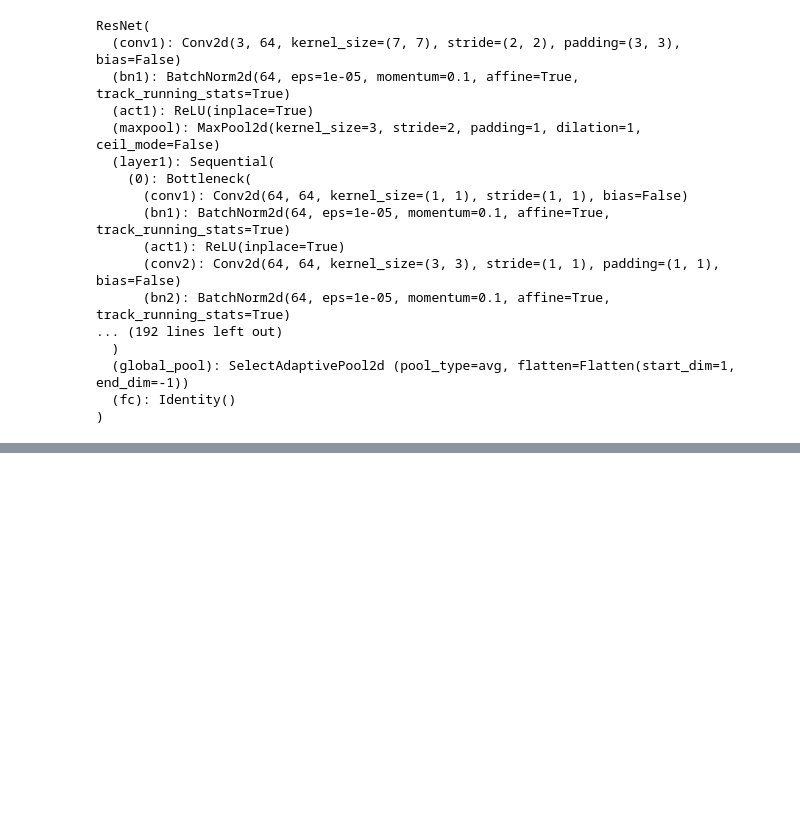
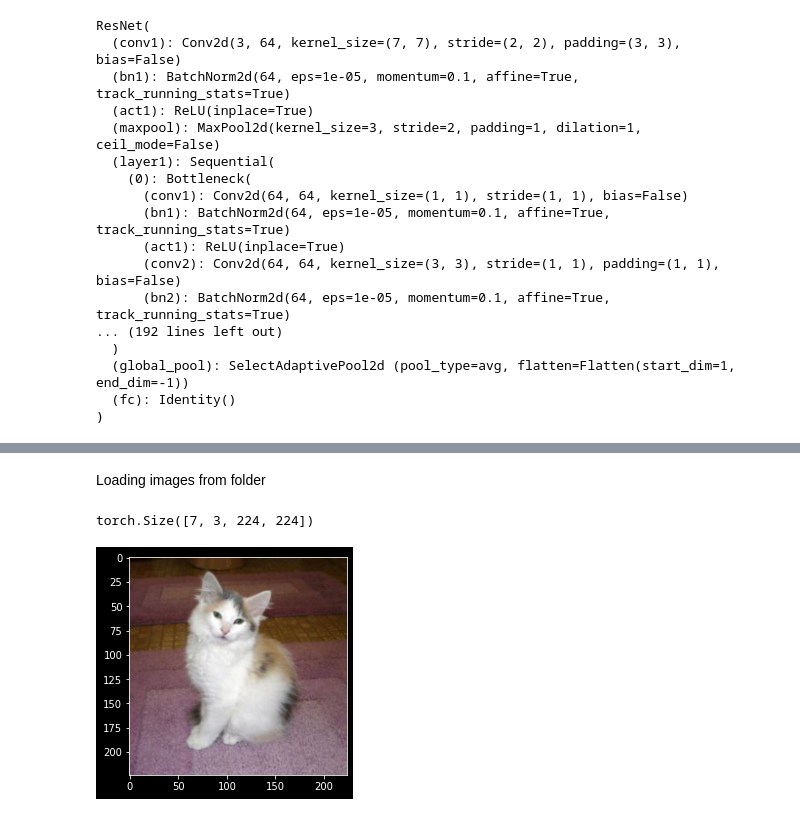
Before and after one commit to wjm41/on2logic, a Jupyter notebook: notebooks/timm_test.ipynb, the cells around one changed output, grey strips where cells are left out. Saved outputs shown, nothing was run; the diff lists cells and outputs as text; code cells hidden in the pictures; blank space fills up the shorter version.

```diff
--- a/notebooks/timm_test.ipynb
+++ b/notebooks/timm_test.ipynb
@@ -39,0 +44,26 @@ tensor([0.9896, 0.9778, 0.9759, 1.0000], grad_fn=<DivBackward0>)
+# %% [markdown]
+Loading images from folder
+# %%
+from torchvision import datasets, transforms
+
+transform = transforms.Compose([transforms.Resize(255),
+                                transforms.CenterCrop(224),
+                                transforms.ToTensor()])
+dataset = datasets.ImageFolder('../data/cats_and_dogs', transform=transform)
+
+dataloader = torch.utils.data.DataLoader(dataset, batch_size=32, shuffle=False)
+
+images, labels = next(iter(dataloader))
+# %%
+print(images.shape)
+# %% [output]
+torch.Size([7, 3, 224, 224])
+# %%
+import matplotlib.pyplot as plt
+
+def plot_image(image_tensor):
+    plt.imshow(image_tensor.permute(1, 2, 0))
+    plt.show()
+plot_image(images[0])
+# %% [output]
+[figure, added]
```
Also changed, not shown: parts of 5 cells of this notebook.
